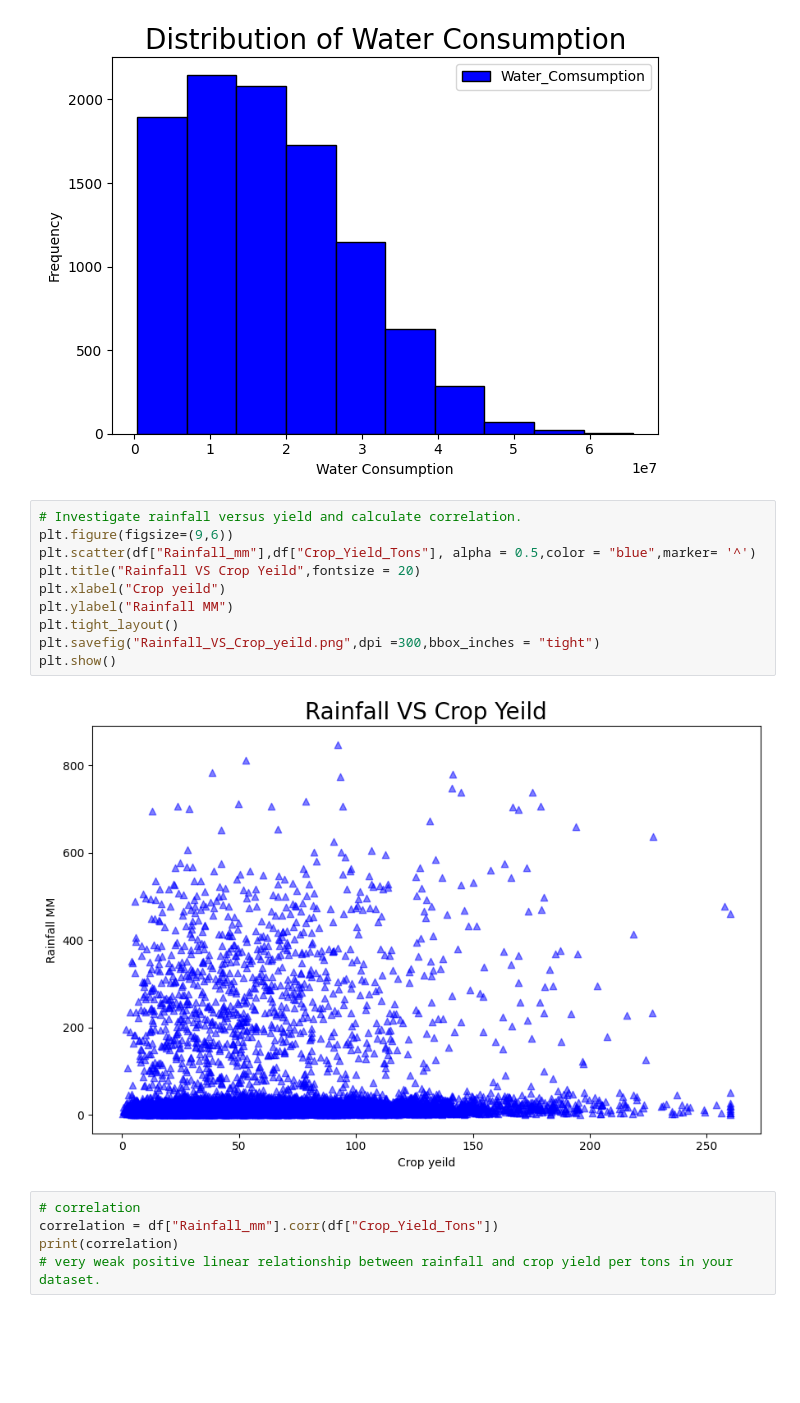
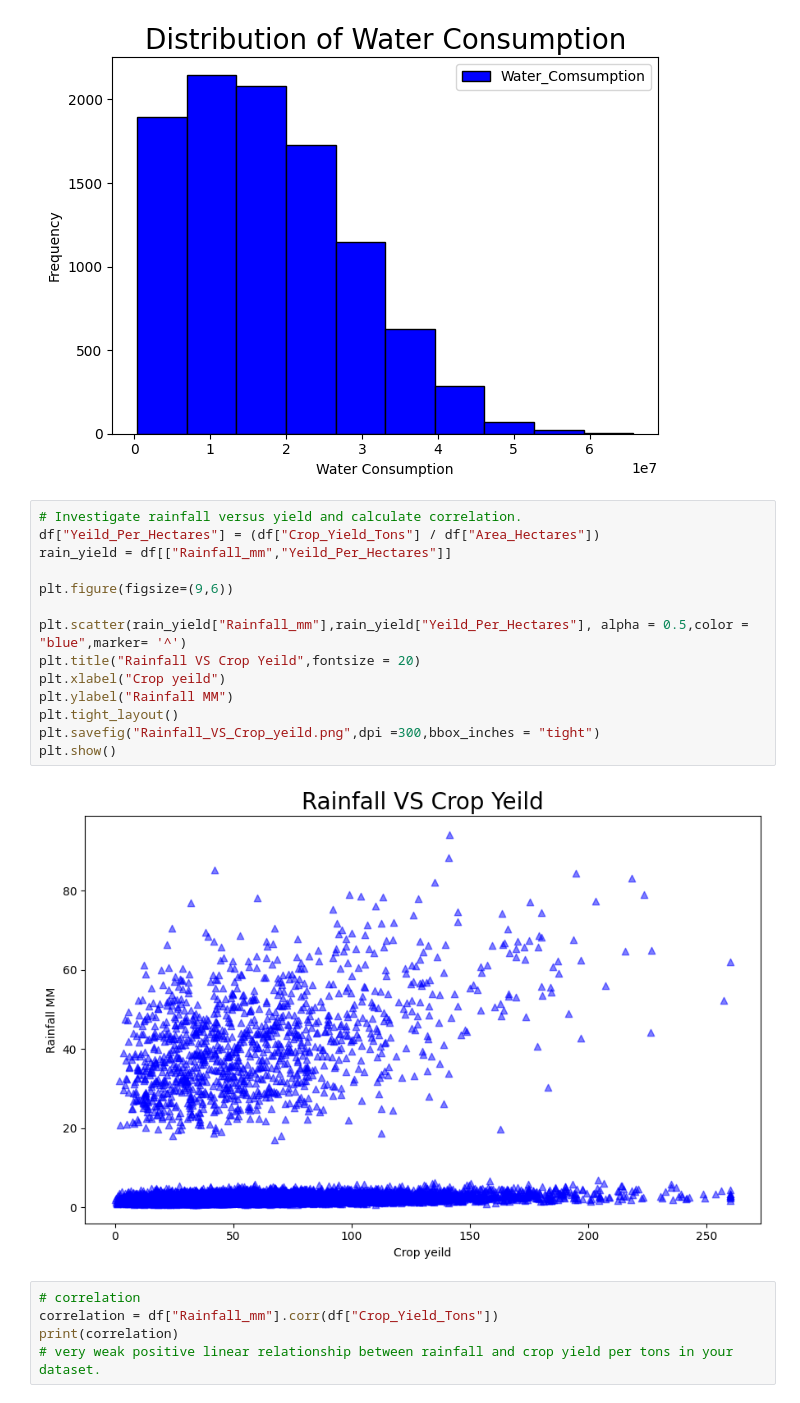
Before and after one commit to Engr-Jawad/Data-Science-Projects, a Jupyter notebook: agricultural_water_efficiency/Data_Visualaization.ipynb, the cells around one changed output. Cells and saved outputs as stored; diff of their text form; blank space fills up the shorter version.

```diff
--- a/agricultural_water_efficiency/Data_Visualaization.ipynb
+++ b/agricultural_water_efficiency/Data_Visualaization.ipynb
@@ -54,16 +55,20 @@ plt.show()
 [figure]
 # %%
 # Investigate rainfall versus yield and calculate correlation.
+df["Yeild_Per_Hectares"] = (df["Crop_Yield_Tons"] / df["Area_Hectares"])
+rain_yield = df[["Rainfall_mm","Yeild_Per_Hectares"]]
+
 plt.figure(figsize=(9,6))
-plt.scatter(df["Rainfall_mm"],df["Crop_Yield_Tons"], alpha = 0.5,color = "blue",marker= '^')
+
+plt.scatter(rain_yield["Rainfall_mm"],rain_yield["Yeild_Per_Hectares"], alpha = 0.5,color = "blue",marker= '^')
 plt.title("Rainfall VS Crop Yeild",fontsize = 20)
 plt.xlabel("Crop yeild")
 plt.ylabel("Rainfall MM")
 plt.tight_layout()
 plt.savefig("Rainfall_VS_Crop_yeild.png",dpi =300,bbox_inches = "tight")
 plt.show()
 # %% [output]
-[figure, old version]
+[figure, new version]
 # %%
 # correlation
 correlation = df["Rainfall_mm"].corr(df["Crop_Yield_Tons"])
```
Also changed, not shown: parts of 2 cells of this notebook, 2 other files.
